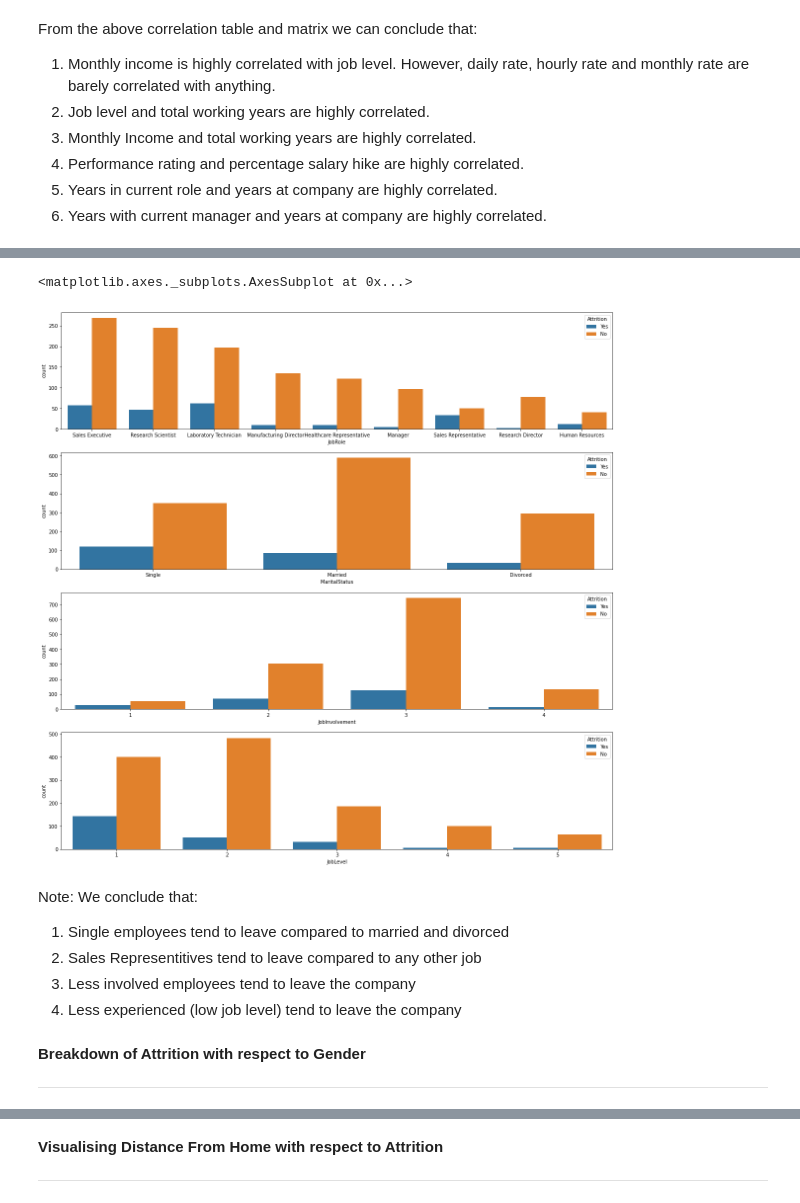
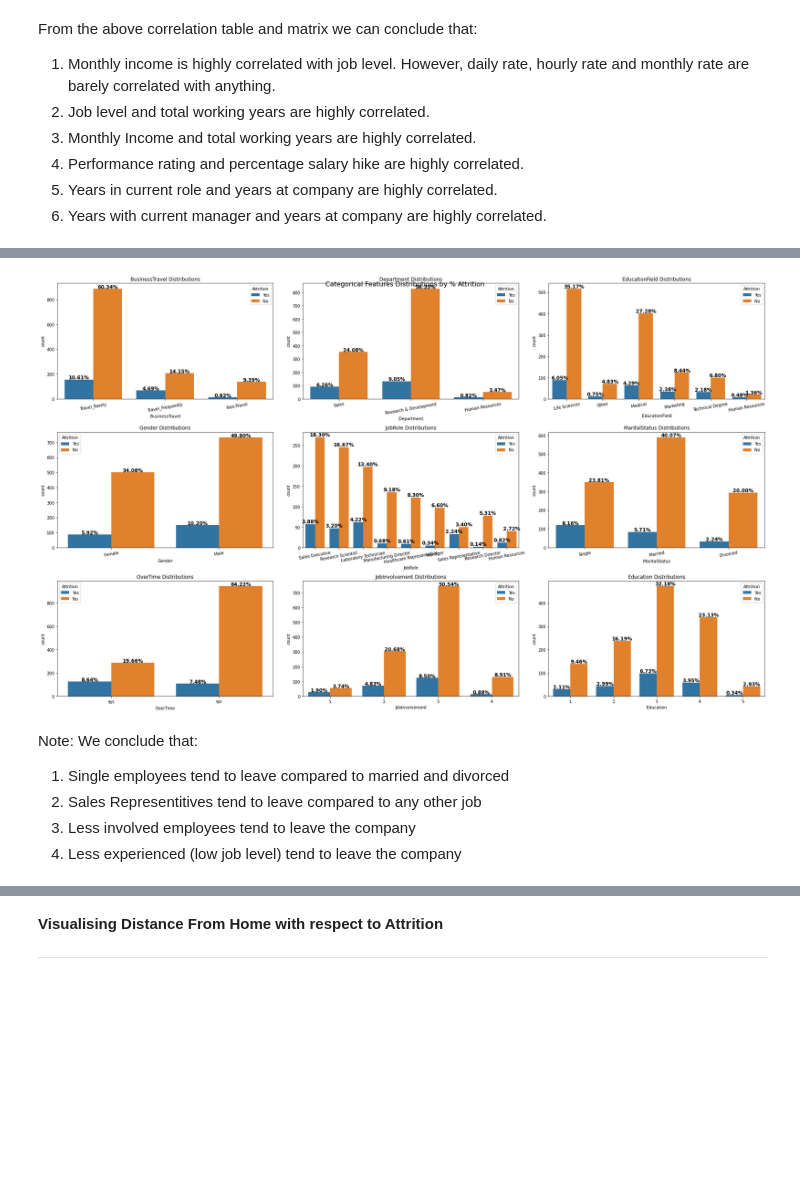
Before and after one commit to SusanCloy/test_repo, a Jupyter notebook: ibm_attrition_analysis.ipynb, the cells around one changed output, grey strips where cells are left out. Cells and saved outputs as stored; diff of their text form; code cells hidden in the pictures; blank space fills up the shorter version.

Commit message:
updated script (assignment: IBM Attrition)

```diff
--- a/ibm_attrition_analysis.ipynb
+++ b/ibm_attrition_analysis.ipynb
@@ -235,18 +140,13 @@ display(ibm[numericals].corr())
 # %%
 data = [go.Heatmap( z = ibm[numericals].astype('float64').corr().values,   #generates pearson correlation values
-                    x = ibm[numericals].columns.values,
-                    y = ibm[numericals].columns.values,
-                    colorscale = 'Reds',
-                    reversescale = False,
-                    opacity = 1.0 ) ]
+                    x = ibm[numericals].columns.values, y = ibm[numericals].columns.values,
+                    colorscale = 'Reds', reversescale = False, opacity = 1.0 ) ]
 
 layout = go.Layout( title = 'Comparing Pearson Correlation Values of the Numerical Columns',
-                    xaxis = dict(ticks='', nticks=36),
-                    yaxis = dict(ticks='' ),
+                    xaxis = dict(ticks='', nticks=36), yaxis = dict(ticks='' ),
                     width = 900, height = 700, )
 
 fig = go.Figure(data=data, layout=layout)
-py.iplot(fig, filename='heatmap')
 fig.show(renderer='colab')
 # %% [output]
 [interactive output not drawn]
@@ -287,13 +166,0 @@ array([[<matplotlib.axes._subplots.AxesSubplot object at 0x...>,
-# %%
-plt.figure(figsize=[20,20])
-plt.subplot(411)
-sns.countplot(x = 'JobRole', hue = 'Attrition', data = ibm)
-plt.subplot(412)
-sns.countplot(x = 'MaritalStatus', hue = 'Attrition', data = ibm)
-plt.subplot(413)
-sns.countplot(x = 'JobInvolvement', hue = 'Attrition', data = ibm)
-plt.subplot(414)
-sns.countplot(x = 'JobLevel', hue = 'Attrition', data = ibm)
-# %% [output]
-<matplotlib.axes._subplots.AxesSubplot at 0x...>
-[figure, removed]
@@ -302,10 +167,32 @@ sns.countplot(x = 'JobLevel', hue = 'Attrition', data = ibm)
+# %%
+def countplot_ratio(x,data,hue=None,ax=None):
+    ax=sns.countplot(x,data=data,hue=hue,ax=ax)
+    ax.set_xticklabels(ax.get_xticklabels(),rotation=10)
+    ax.set_title(x + " Distributions")
+    #ax.legend(bbox_to_anchor=(1.01,1))
+    total = float(len(data))
+    for p in ax.patches:
+        height = p.get_height()
+        ax.text(p.get_x()+p.get_width()/2.,height + 3, '{:.2f}%'.format((height/total)*100),fontsize=12, weight = 'bold',ha="center")
+# %%
+features = ['BusinessTravel', 'Department', 'EducationField', 'Gender', 'JobRole', 'MaritalStatus', 'OverTime',
+            'JobInvolvement', 'Education']
+
+fig, axes =plt.subplots(3, 3, figsize=(25, 15),)
+axes = axes.flatten()
+fig.suptitle('Categorical Features Distributions by % Attrition',fontsize=16)
+
+
+for ax, col in zip(axes, features):
+    countplot_ratio(col, ibm[features], hue=ibm["Attrition"], ax=ax)
+
+plt.tight_layout()
+plt.show()
+# %% [output]
+[figure, added]
 # %% [markdown]
 Note: We conclude that:
 1. Single employees tend to leave compared to married and divorced
 2. Sales Representitives tend to leave compared to any other job
 3. Less involved employees tend to leave the company
 4. Less experienced (low job level) tend to leave the company
-# %% [markdown]
-**Breakdown of Attrition with respect to Gender**
-
----
```
Also changed, not shown: parts of 42 cells of this notebook.
